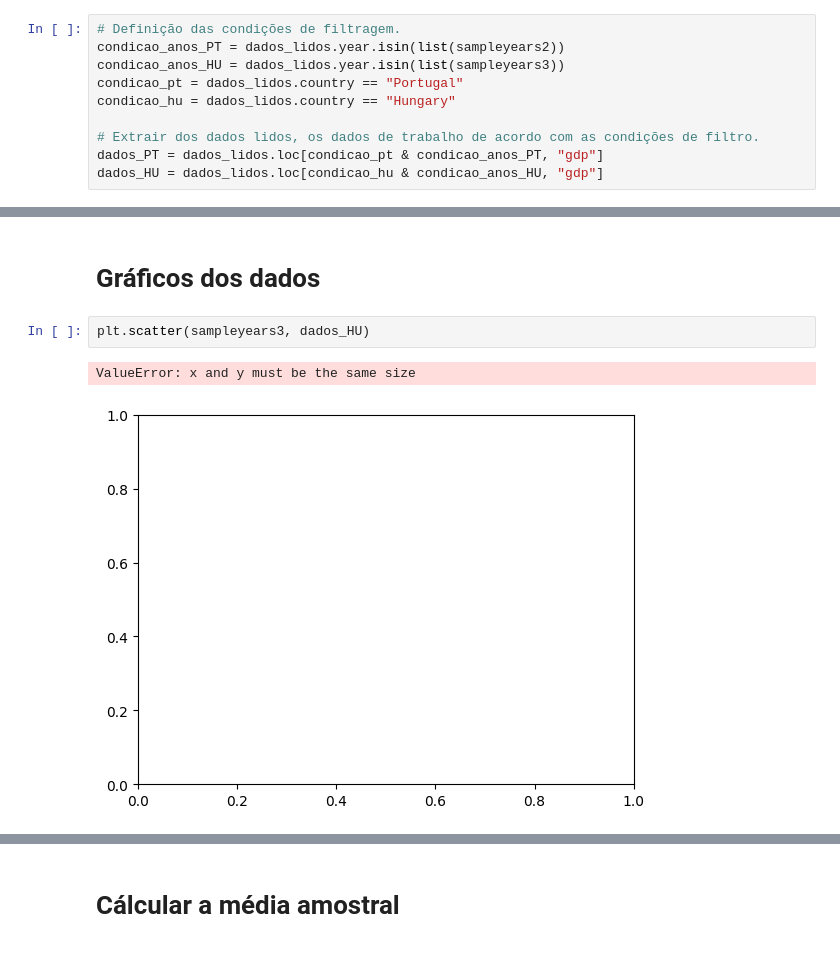
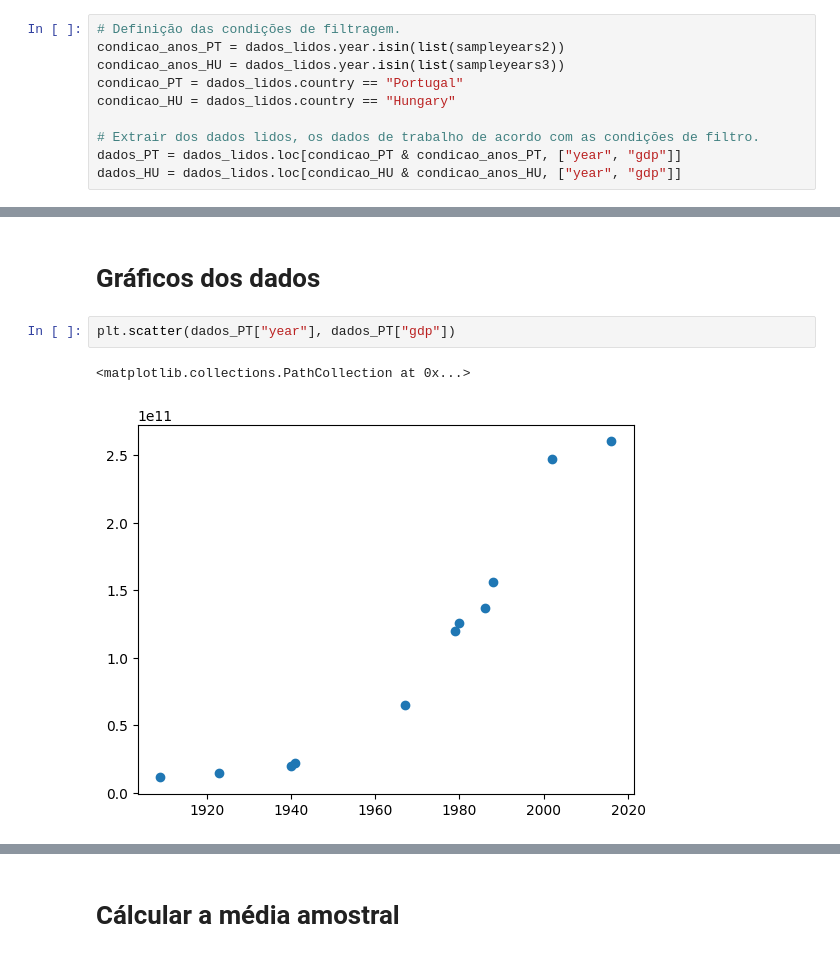
Before and after one commit to preis/anadi_2024, a Jupyter notebook: ficheiros/Trabalho 1/Trabalho 4.2 2.ipynb, the cells around one changed output, grey strips where cells are left out. Drawn from its saved outputs; the diff is of its cells as text.

```diff
--- a/ficheiros/Trabalho 1/Trabalho 4.2 2.ipynb
+++ b/ficheiros/Trabalho 1/Trabalho 4.2 2.ipynb
@@ -27,12 +27,12 @@ dados_lidos = pd.read_csv("CO_data.csv")
 # Definição das condições de filtragem.
 condicao_anos_PT = dados_lidos.year.isin(list(sampleyears2))
 condicao_anos_HU = dados_lidos.year.isin(list(sampleyears3))
-condicao_pt = dados_lidos.country == "Portugal"
-condicao_hu = dados_lidos.country == "Hungary"
+condicao_PT = dados_lidos.country == "Portugal"
+condicao_HU = dados_lidos.country == "Hungary"
 
 # Extrair dos dados lidos, os dados de trabalho de acordo com as condições de filtro.
-dados_PT = dados_lidos.loc[condicao_pt & condicao_anos_PT, "gdp"]
-dados_HU = dados_lidos.loc[condicao_hu & condicao_anos_HU, "gdp"]
+dados_PT = dados_lidos.loc[condicao_PT & condicao_anos_PT, ["year", "gdp"]]
+dados_HU = dados_lidos.loc[condicao_HU & condicao_anos_HU, ["year", "gdp"]]
 # %% [markdown]
 ## Tratar dos NaN
 
@@ -43,8 +43,8 @@ dados_HU.dropna(inplace=True)
 # %% [markdown]
 # Gráficos dos dados
 # %%
-plt.scatter(sampleyears3, dados_HU)
+plt.scatter(dados_PT["year"], dados_PT["gdp"])
 # %% [output]
-ValueError: x and y must be the same size
+<matplotlib.collections.PathCollection at 0x...>
-[figure, old version]
+[figure, new version]
 # %%
```
Also changed, not shown: parts of 17 cells of this notebook, 1 other file.
